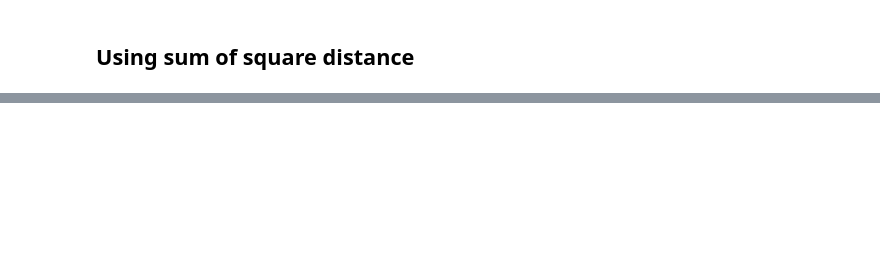
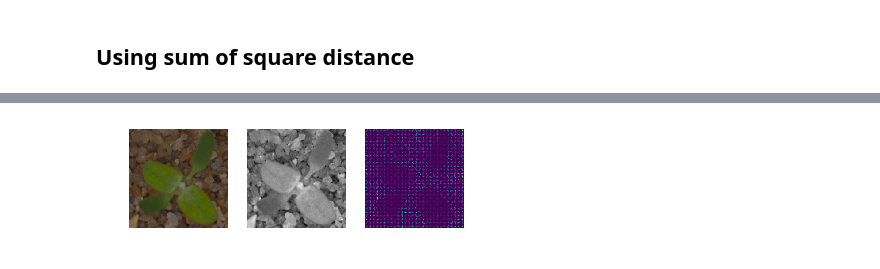
Before and after one commit to shuoenchang/CCU-Computer_Vision, a Jupyter notebook: HW1/HW1.ipynb, the cells around one changed output, grey strips where cells are left out. Cells and saved outputs as stored; diff of their text form; code cells hidden in the pictures; blank space fills up the shorter version.

```diff
--- a/HW1/HW1.ipynb
+++ b/HW1/HW1.ipynb
@@ -127,0 +164,6 @@ test[['file', 'species']].to_csv('submission_SSD.csv', index=False)
+# %%
+test['grayscale'] = ""
+test['hog_image'] = ""
+for i in tqdm(range(len(test))):
+    test['grayscale'][i] = rgb2gray(test['data'][i])
+    normalised_blocks, test['hog_image'][i] = hog(test['grayscale'][i], orientations=9, pixels_per_cell=(8, 8), cells_per_block=(8, 8), visualise=True)
@@ -127,0 +174,13 @@ test[['file', 'species']].to_csv('submission_SSD.csv', index=False)
+# %%
+plt.subplot(1,3,1)
+plt.imshow(test['data'][10])
+plt.axis('off')
+plt.subplot(1,3,2)
+plt.imshow(test['grayscale'][10], cmap=plt.cm.gray)
+plt.axis('off')
+plt.subplot(1,3,3)
+plt.imshow(test['hog_image'][10])
+plt.axis('off')
+plt.show()
+# %% [output]
+[figure, added]
```
Also changed, not shown: parts of 7 cells of this notebook, 1 other file.
